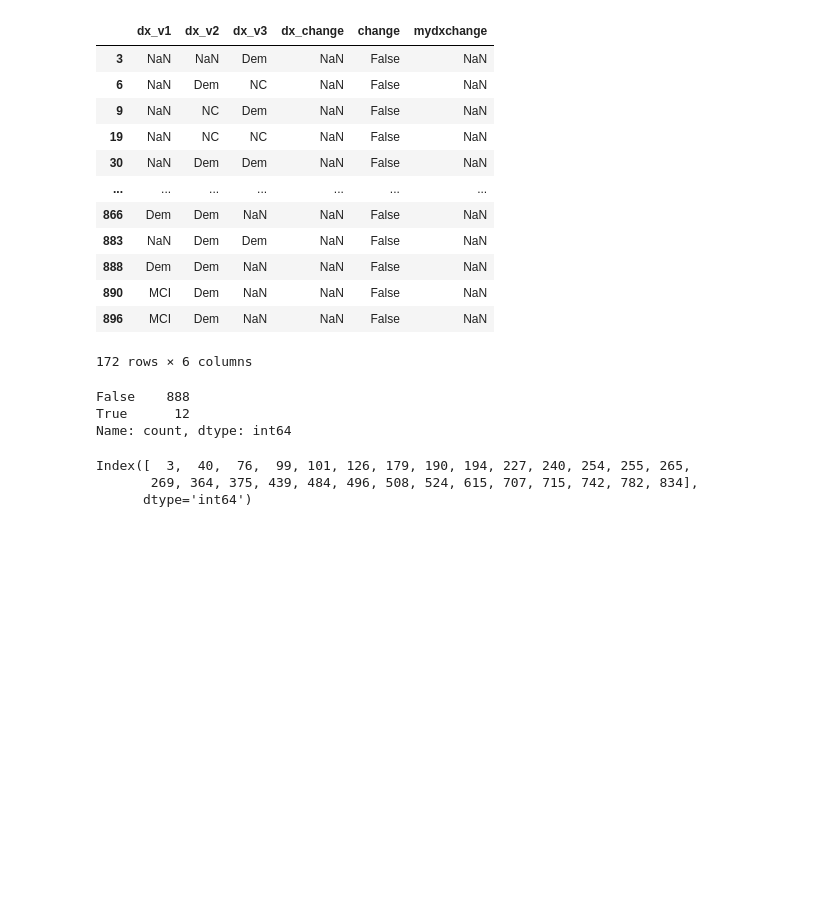
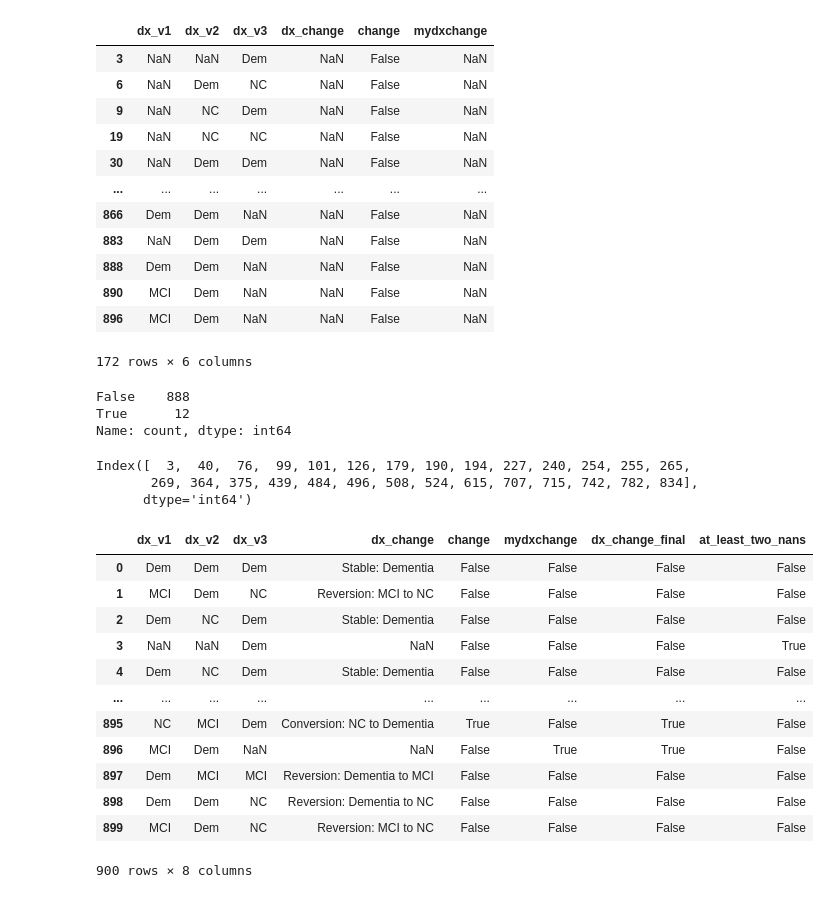
Before and after one commit to SofiaG73/ml_alzheimer, a Jupyter notebook: new.ipynb, the cells around one changed output. Saved outputs shown, nothing was run; the diff lists cells and outputs as text; code cells hidden in the pictures; blank space fills up the shorter version.

```diff
--- a/new.ipynb
+++ b/new.ipynb
@@ -525,3 +525,19 @@ Index([  3,  40,  76,  99, 101, 126, 179, 190, 194, 227, 240, 254, 255, 265,
 # %%
 # store df_dx
 df_dx.to_csv('clean_tables/df_dx', index=False)
+# %%
+df_dx
+# %% [output]
+|  | dx_v1 | dx_v2 | dx_v3 | dx_change | change | mydxchange | dx_change_final | at_least_two_nans |
+| 0 | Dem | Dem | Dem | Stable: Dementia | False | False | False | False |
+| 1 | MCI | Dem | NC | Reversion: MCI to NC | False | False | False | False |
+| 2 | Dem | NC | Dem | Stable: Dementia | False | False | False | False |
+| 3 | NaN | NaN | Dem | NaN | False | False | False | True |
+| 4 | Dem | NC | Dem | Stable: Dementia | False | False | False | False |
+| ... | ... | ... | ... | ... | ... | ... | ... | ... |
+| 895 | NC | MCI | Dem | Conversion: NC to Dementia | True | False | True | False |
+| 896 | MCI | Dem | NaN | NaN | False | True | True | False |
+| 897 | Dem | MCI | MCI | Reversion: Dementia to MCI | False | False | False | False |
+| 898 | Dem | Dem | NC | Reversion: Dementia to NC | False | False | False | False |
+| 899 | MCI | Dem | NC | Reversion: MCI to NC | False | False | False | False |
+900 rows × 8 columns
```
Also changed, not shown: 8 other files.
